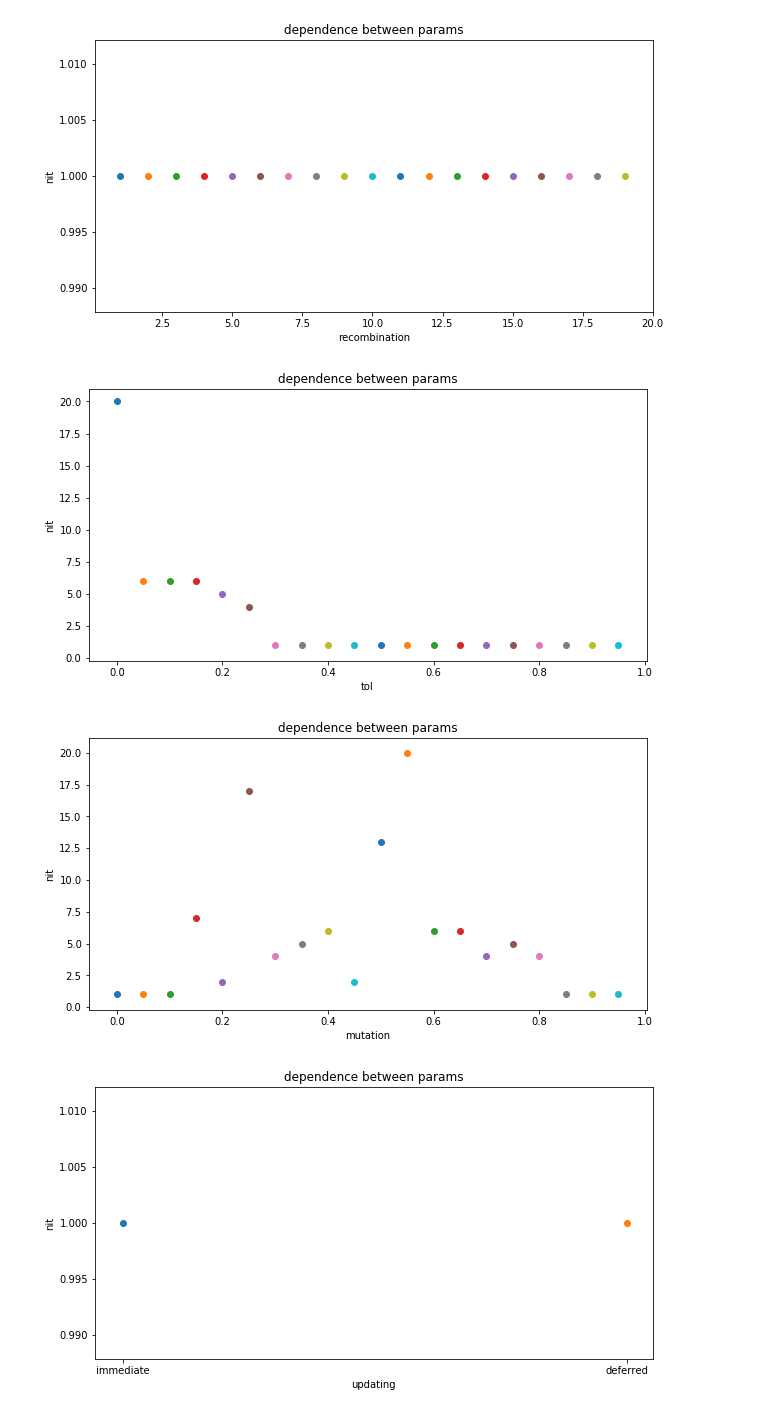
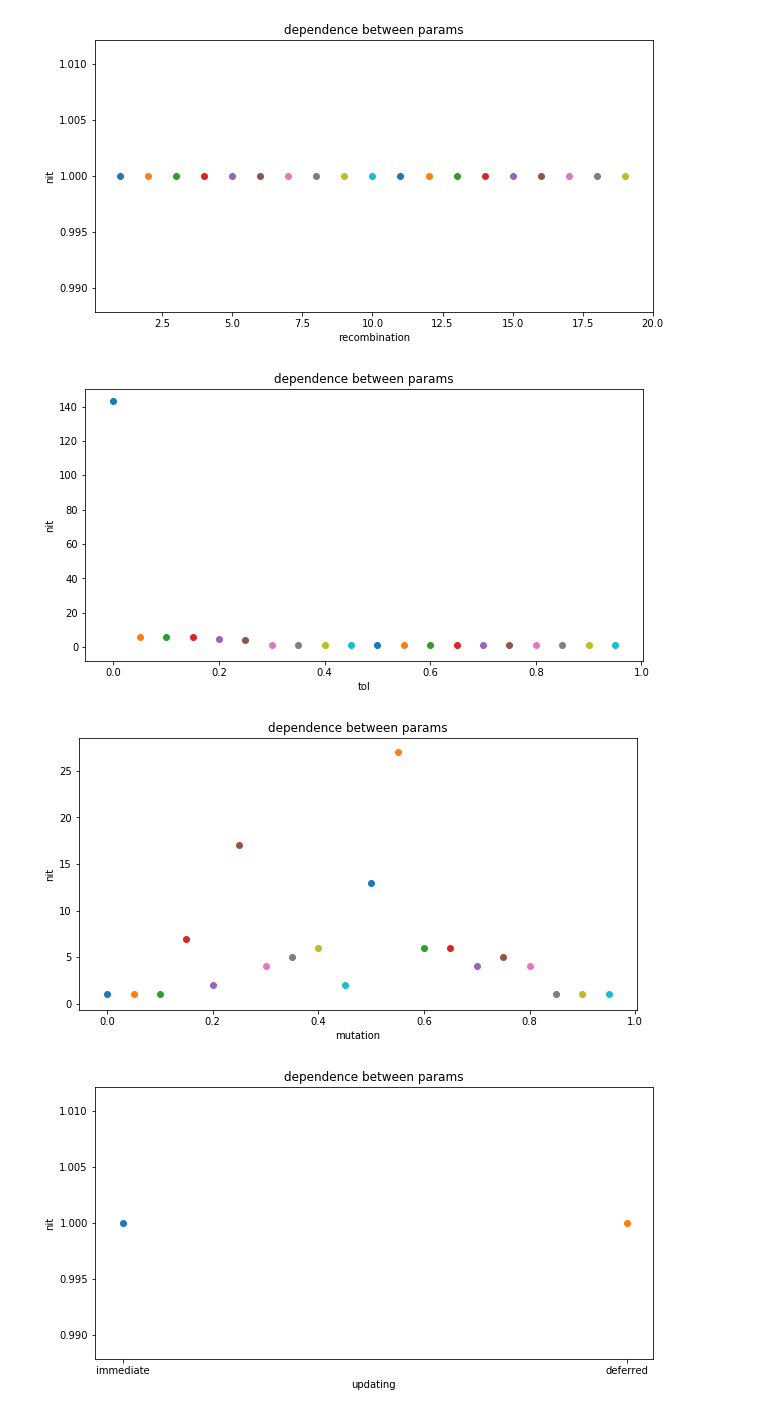
Before and after one commit to Geringer13/Netology_pyda, a Jupyter notebook: Теория_оптимизации_Homework_6.ipynb, the cells around one changed output. Cells and saved outputs as stored; diff of their text form; code cells hidden in the pictures.

```diff
--- a/Теория_оптимизации_Homework_6.ipynb
+++ b/Теория_оптимизации_Homework_6.ipynb
@@ -70,7 +70,7 @@ def ackley(x):
   return -20. * np.exp(arg1) - np.exp(arg2) + 20. + np.e
 
 bounds = [(-10, 10), (-10, 10)]
-result = differential_evolution(ackley, bounds, popsize=5, maxiter=20, mutation=(0.1, 0.1), recombination=1, strategy='best1bin', tol=0.3, updating='immediate', seed=42)
+result = differential_evolution(ackley, bounds, popsize=5, mutation=(0.1, 0.1), recombination=1, strategy='best1bin', tol=0.3, updating='immediate', seed=42)
 
 plt.figure(figsize=(10,5))
 plt.xlabel('popsize')
@@ -79,7 +79,7 @@ plt.title('dependence between params')
 
 for i in range(1,50):
 
-  result = differential_evolution(ackley, bounds, popsize=i, maxiter=20, mutation=(0.1, 0.1), recombination=1, strategy='best1bin', tol=0.3, updating='immediate', seed=42)
+  result = differential_evolution(ackley, bounds, popsize=i, mutation=(0.1, 0.1), recombination=1, strategy='best1bin', tol=0.3, updating='immediate', seed=42)
   plt.scatter(i, result.nit)
 
 plt.show()
@@ -107,7 +107,7 @@ plt.title('dependence between params')
 
 for i in range(1,20):
 
-  result = differential_evolution(ackley, bounds, popsize=5, maxiter=20, mutation=(0.1, 1), recombination=i, strategy='best1bin', tol=0.3, updating='immediate', seed=42)
+  result = differential_evolution(ackley, bounds, popsize=5, mutation=(0.1, 1), recombination=i, strategy='best1bin', tol=0.3, updating='immediate', seed=42)
   plt.scatter(i, result.nit)
 
 plt.show()
@@ -126,31 +126,31 @@ plt.title('dependence between params')
 
 for i in list(drange(0, 1, decimal.Decimal('0.05'))):
 
-  result = differential_evolution(ackley, bounds, popsize=5, maxiter=20, mutation=(0.1, 1), recombination=1, strategy='best1bin', tol=i, updating='immediate', seed=42)
+  result = differential_evolution(ackley, bounds, popsize=5, mutation=(0.1, 1), recombination=1, strategy='best1bin', tol=i, updating='immediate', seed=42)
   plt.scatter(i, result.nit)
 
 plt.show()
 # %% [output]
-[figure, old version]
+[figure, new version]
 # %%
 def drange(x, y, jump):
   while x < y:
     yield float(x)
     x += decimal.Decimal(jump)
 
 plt.figure(figsize=(10,5))
 plt.xlabel('mutation')
 plt.ylabel('nit')
 plt.title('dependence between params')
 
 for i in list(drange(0, 1, decimal.Decimal('0.05'))):
 
-  result = differential_evolution(ackley, bounds, popsize=5, maxiter=20, mutation=(i, 1), recombination=1, strategy='best1bin', tol=0.3, updating='immediate', seed=42)
+  result = differential_evolution(ackley, bounds, popsize=5, mutation=(i, 1), recombination=1, strategy='best1bin', tol=0.3, updating='immediate', seed=42)
   plt.scatter(i, result.nit)
 
 plt.show()
 # %% [output]
-[figure, old version]
+[figure, new version]
 # %%
 plt.figure(figsize=(10,5))
 plt.xlabel('updating')
```
Also changed, not shown: parts of 2 cells of this notebook.
